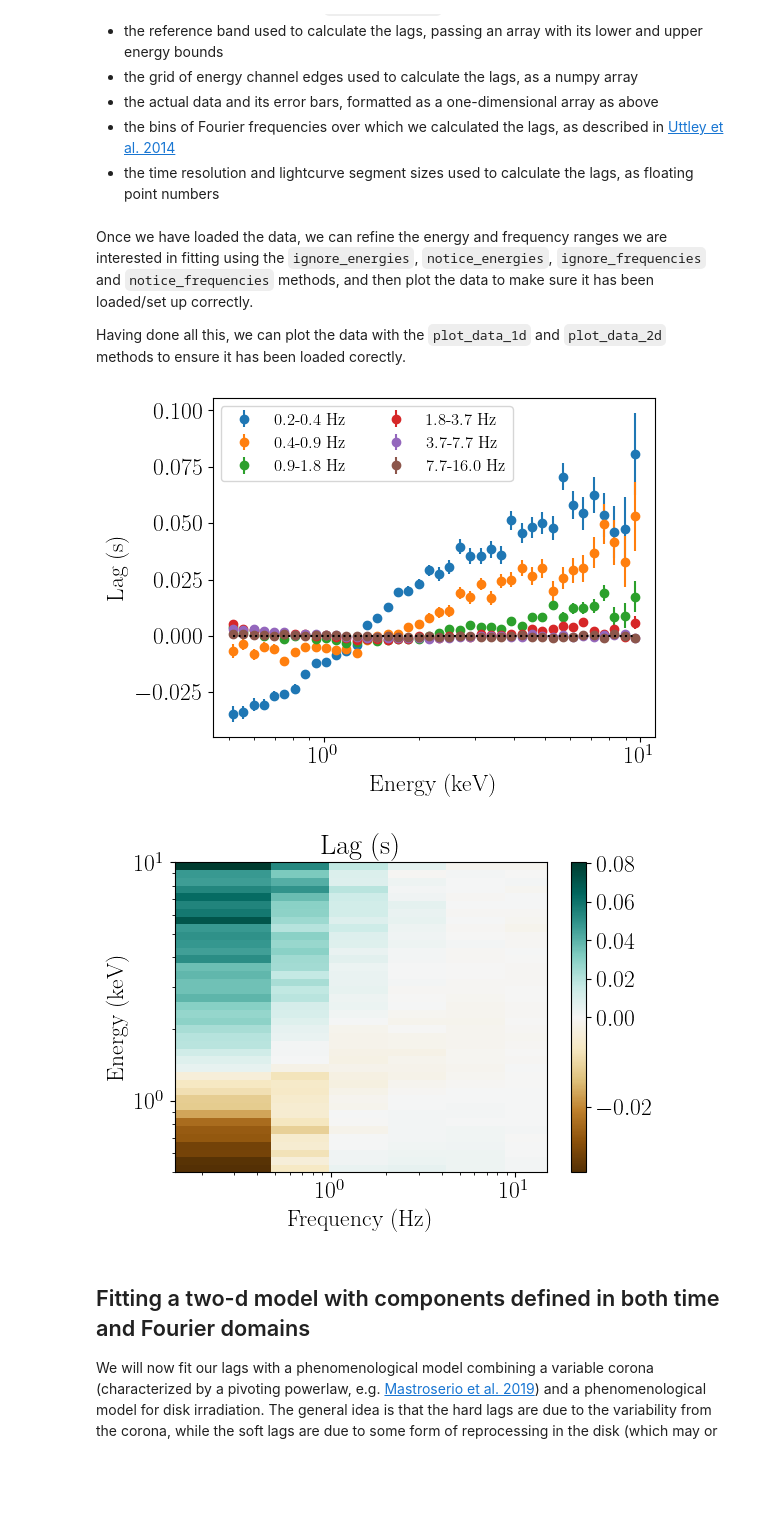
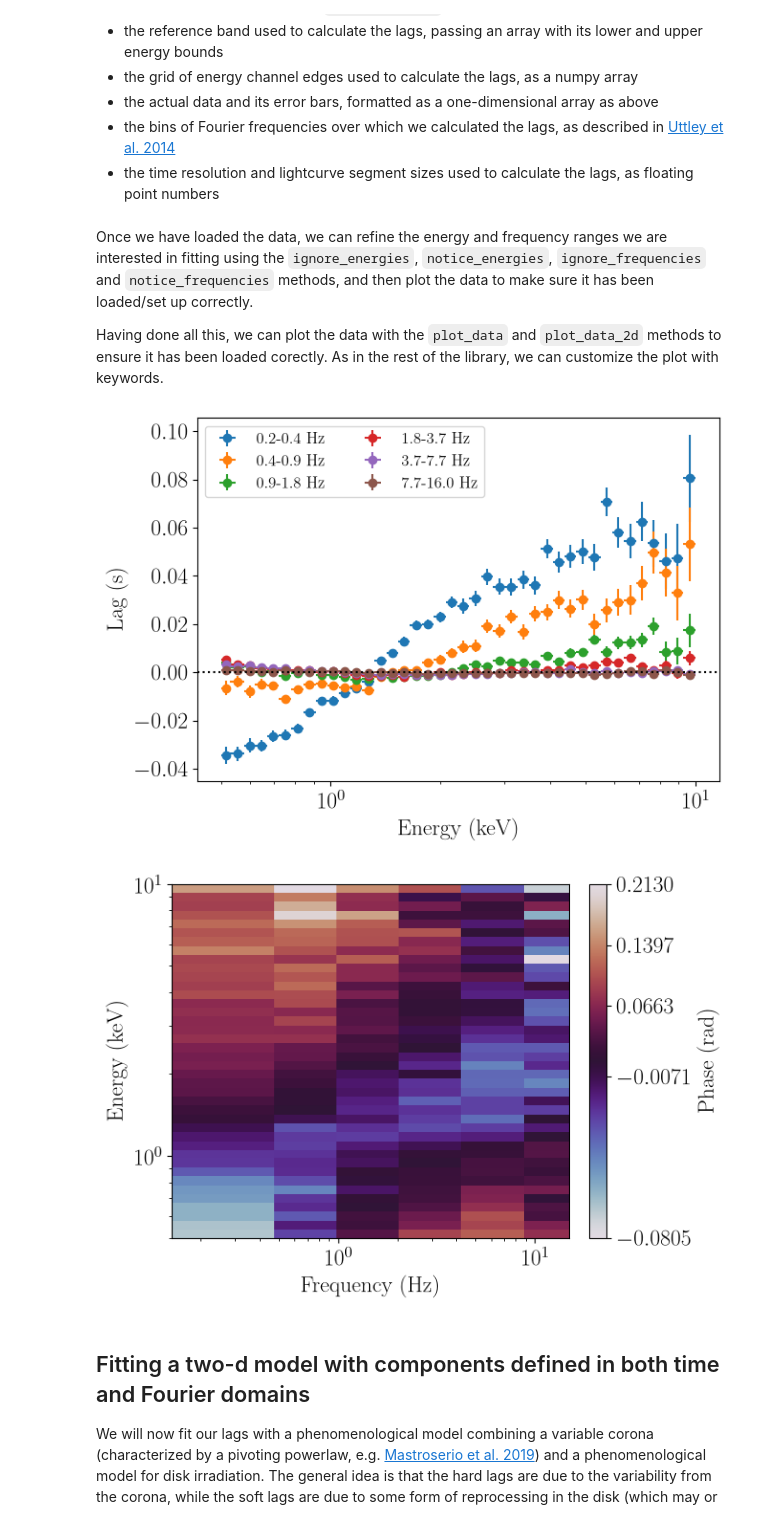
Before and after one commit to nDspec/nDspec, a Jupyter notebook: docs/fit_cross_2d.ipynb, the cells around one changed output. Drawn from its saved outputs; the diff is of its cells as text; code cells hidden in the pictures; blank space fills up the shorter version.

Commit message:
Revert "Revert "Fitter plots""

```diff
--- a/docs/fit_cross_2d.ipynb
+++ b/docs/fit_cross_2d.ipynb
@@ -182,15 +186,16 @@ lags_fit.set_data(nicer_matrix,ref_band,fine_channel_grid_edges,
 # %% [markdown]
 Once we have loaded the data, we can refine the energy and frequency ranges we are interested in fitting using the `ignore_energies`, `notice_energies`, `ignore_frequencies` and `notice_frequencies` methods, and then plot the data to make sure it has been loaded/set up correctly.
 
-Having done all this, we can plot the data with the `plot_data_1d` and `plot_data_2d` methods to ensure it has been loaded corectly.
+Having done all this, we can plot the data with the `plot_data` and `plot_data_2d` methods to ensure it has been loaded corectly. As in the rest of the library, we can customize the plot with keywords.
 # %%
+set_plot_style()
 lags_fit.ignore_energies(0,0.5)
 lags_fit.ignore_energies(10.0,fine_channel_grid_edges[-1])
-lags_fit.plot_data_1d()
-lags_fit.plot_data_2d()
+lags_fit.plot_data(data_kwargs={"alpha":1})
+lags_fit.plot_data_2d(use_phase=True)
 # %% [output]
-[figure, old version]
+[figure, new version]
-[figure, old version]
+[figure, new version]
 # %% [markdown]
 ## Fitting a two-d model with components defined in both time and Fourier domains
 
```
Also changed, not shown: parts of 13 cells of this notebook, 38 other files.
